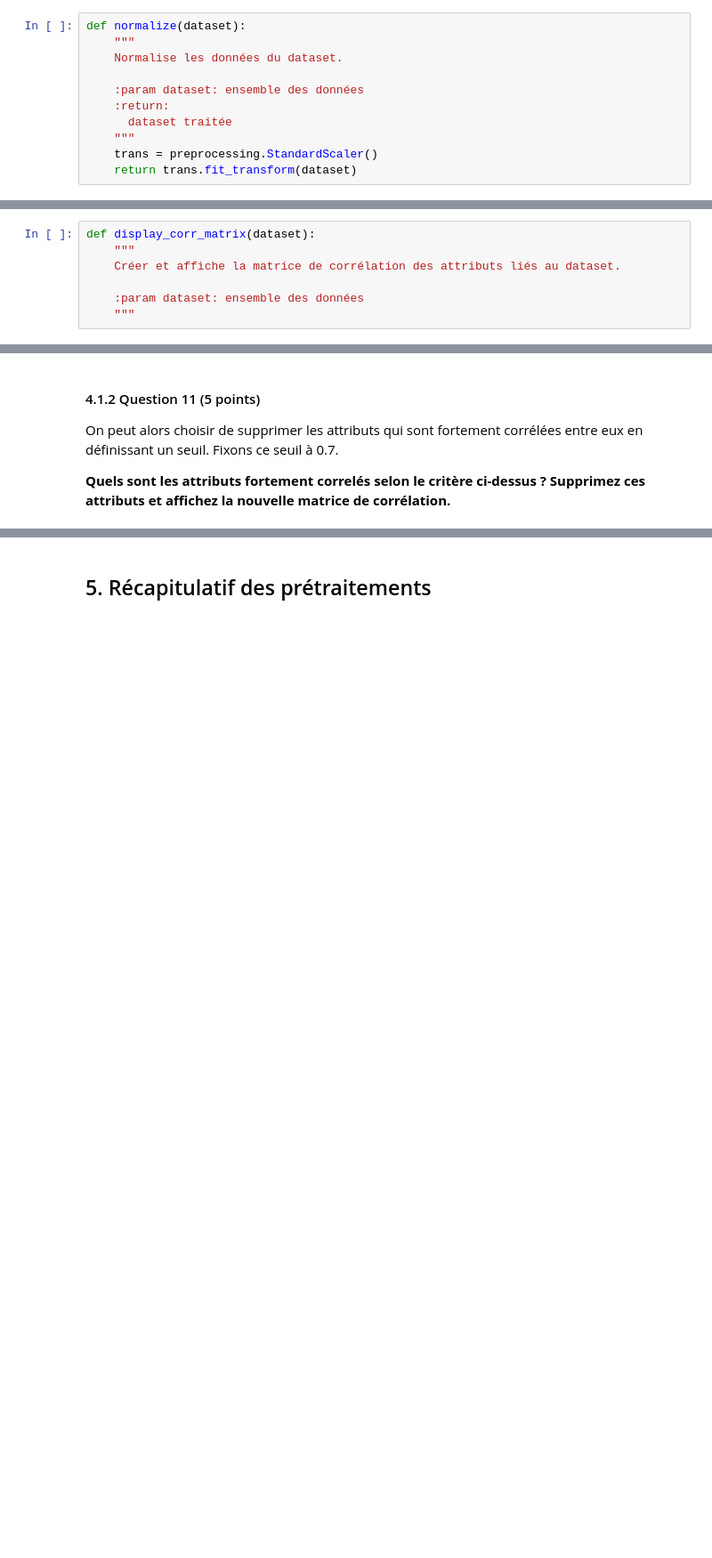
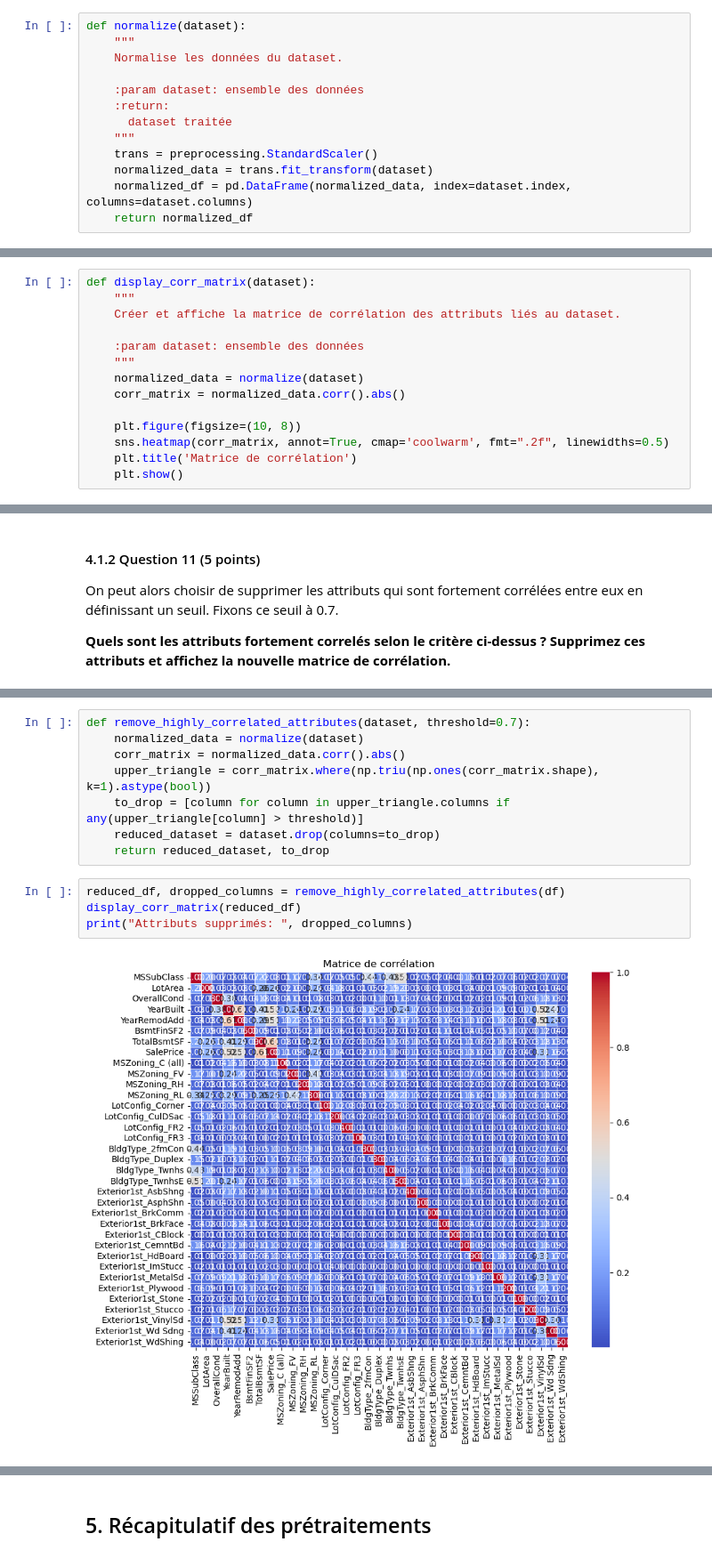
Before and after one commit to dimitriosnassif/data-mining-labs, a Jupyter notebook: TP1/TP1_A2024.ipynb, the cells around one changed output, grey strips where cells are left out. Shown at 89% size. Saved outputs shown, nothing was run; the diff lists cells and outputs as text; blank space fills up the shorter version.

```diff
--- a/TP1/TP1_A2024.ipynb
+++ b/TP1/TP1_A2024.ipynb
@@ -382,7 +382,9 @@ def normalize(dataset):
       dataset traitée
     """
     trans = preprocessing.StandardScaler()
-    return trans.fit_transform(dataset)
+    normalized_data = trans.fit_transform(dataset)
+    normalized_df = pd.DataFrame(normalized_data, index=dataset.index, columns=dataset.columns)
+    return normalized_df
 # %%
 df = normalize(df)
 print(df)
@@ -422,5 +428,12 @@ def display_corr_matrix(dataset):
 
     :param dataset: ensemble des données
     """
+    normalized_data = normalize(dataset)
+    corr_matrix = normalized_data.corr().abs()
+
+    plt.figure(figsize=(10, 8))
+    sns.heatmap(corr_matrix, annot=True, cmap='coolwarm', fmt=".2f", linewidths=0.5)
+    plt.title('Matrice de corrélation')
+    plt.show()
 # %%
 display_corr_matrix(df)
@@ -434,0 +448,14 @@ On peut alors choisir de supprimer les attributs qui sont fortement corrélées
+# %%
+def remove_highly_correlated_attributes(dataset, threshold=0.7):
+    normalized_data = normalize(dataset)
+    corr_matrix = normalized_data.corr().abs()
+    upper_triangle = corr_matrix.where(np.triu(np.ones(corr_matrix.shape), k=1).astype(bool))
+    to_drop = [column for column in upper_triangle.columns if any(upper_triangle[column] > threshold)]
+    reduced_dataset = dataset.drop(columns=to_drop)
+    return reduced_dataset, to_drop
+# %%
+reduced_df, dropped_columns = remove_highly_correlated_attributes(df)
+display_corr_matrix(reduced_df)
+print("Attributs supprimés: ", dropped_columns)
+# %% [output]
+[figure, added]
```
Also changed, not shown: parts of 4 cells of this notebook.
